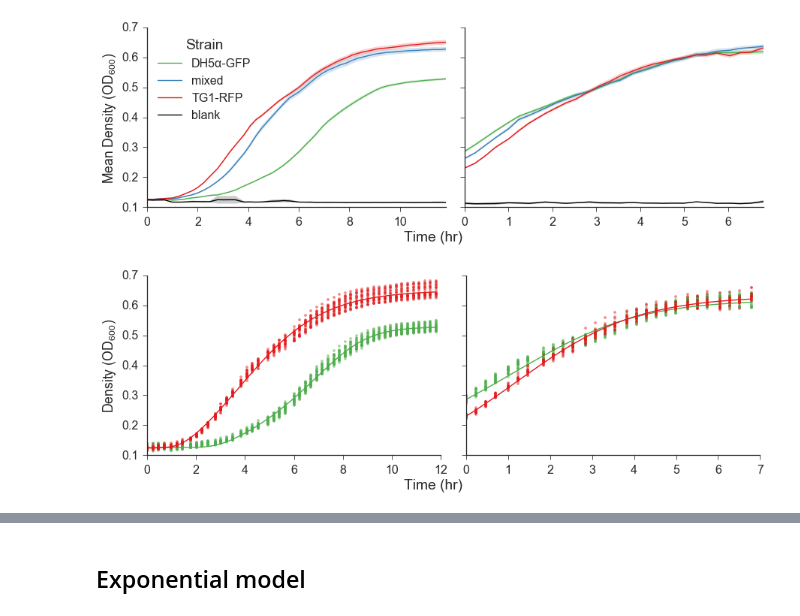
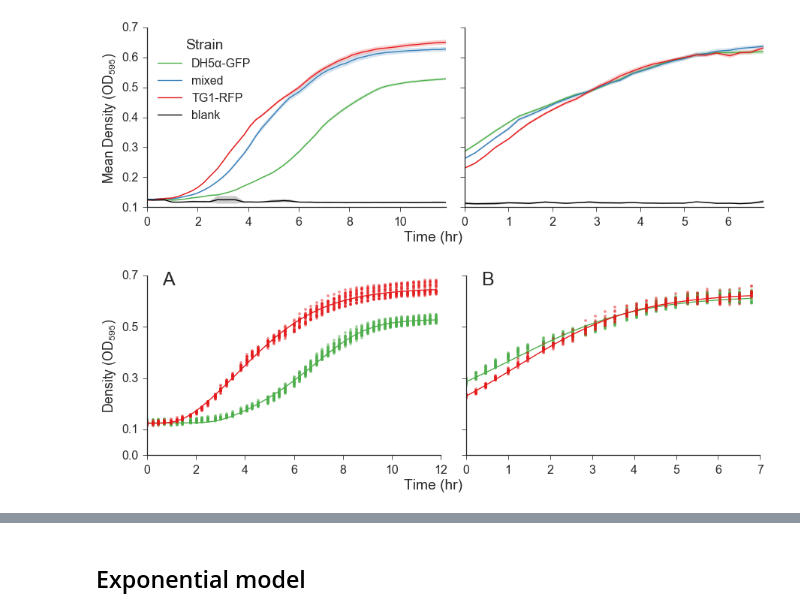
Before and after one commit to yoavram/curveball_ms, a Jupyter notebook: supp.ipynb, the cells around one changed output, grey strips where cells are left out. Cells and saved outputs as stored; diff of their text form; code cells hidden in the pictures.

Commit message:
revised figures and materials section, added materials and devices refs

```diff
--- a/supp.ipynb
+++ b/supp.ipynb
@@ -33,6 +33,9 @@ red, blue, green = sns.color_palette('Set1', 3)
 width, height = plt.rcParams['figure.figsize']
 plt.rcParams['mathtext.default'] = 'regular'
 plt.rcParams['lines.markersize'] = 7.5
+panel_label_size = plt.rcParams[ 'axes.titlesize']*1.3
+fit_ls = '-' # model fit linestyle
+pred_ls = '--' # model prediction linestyle
 # %%
 import curveball
 import curveball.scripts.cli
@@ -101,13 +135,14 @@ for i,(name, ds) in enumerate(datasets.items()):
     curveball.plots.tsplot(ds['df'], ax=ax[i])
     ax[i].set(title='', xlabel='')
     if i == 0:
-        ax[i].set(ylabel=r'Mean Density ($OD_{600}$)')
+        ax[i].set(ylabel=r'Mean Density ($OD_{595}$)')
     else:
         ax[i].set(ylabel='')
         ax[i].legend().set_visible(False)
 fig_xlabel(fig, 'Time (hr)')
 fig.tight_layout()
 fig.savefig('Fig-tsplot.png')
+fig.savefig('Fig-tsplot.pdf', dpi=300)
 # %% [output]
 [figure]
 # %%
@@ -127,20 +162,30 @@ for ds in datasets.values():
 # %%
 cols = len(datasets)
 fig, ax = plt.subplots(1, cols, sharex=False, sharey=True, figsize=(width * cols, height))
 for i,(name, ds) in enumerate(datasets.items()):
-    ds['model_G'].plot_fit(ax=ax[i], fit_kws={'color':green}, data_kws={'color':green,'alpha':0.5, 'marker':'.'}, init_kws={'ls':''})
-    ds['model_R'].plot_fit(ax=ax[i], fit_kws={'color':red}, data_kws={'color':red, 'alpha':0.5, 'marker':'.'}, init_kws={'ls':''})
+    ds['model_G'].plot_fit(ax=ax[i], fit_kws={'color':green, 'ls':fit_ls}, data_kws={'color':green,'alpha':0.5, 'marker':'.'}, init_kws={'ls':''})
+    ds['model_R'].plot_fit(ax=ax[i], fit_kws={'color':red, 'ls':fit_ls}, data_kws={'color':red, 'alpha':0.5, 'marker':'.'}, init_kws={'ls':''})
     #ds['model_RG'].plot_fit(ax=ax[i], fit_kws={'color':blue}, data_kws={'color':blue,'alpha':0.5, 'marker':'.'}, init_kws={'ls':''})
 
-    ax[i].set(title='', xlabel='')
+    ax[i].set(
+        title='',
+        xlabel='',
+        ylim=(0,0.7),
+        yticks=[0,0.1,0.3,0.5,0.7],
+    )
     if i == 0:
-        ax[i].set(ylabel=r'Density ($OD_{600}$)')
+        ax[i].set(ylabel=r'Density ($OD_{595}$)')
     else:
         ax[i].set(ylabel='')
     ax[i].legend().set_visible(False)
+
 fig_xlabel(fig, 'Time (hr)')
+for i,axes in enumerate(ax.flatten()):
+    axes.annotate('ABCD'[i], (0.05, 0.95), xycoords='axes fraction', fontsize=panel_label_size)
+
 fig.tight_layout()
 sns.despine()
 fig.savefig('Fig-model_fitting.png')
+fig.savefig('Fig-model_fitting.pdf', dpi=300)
 # %% [output]
-[figure, old version]
+[figure, new version]
```
Also changed, not shown: parts of 5 cells of this notebook, 1 other file.
